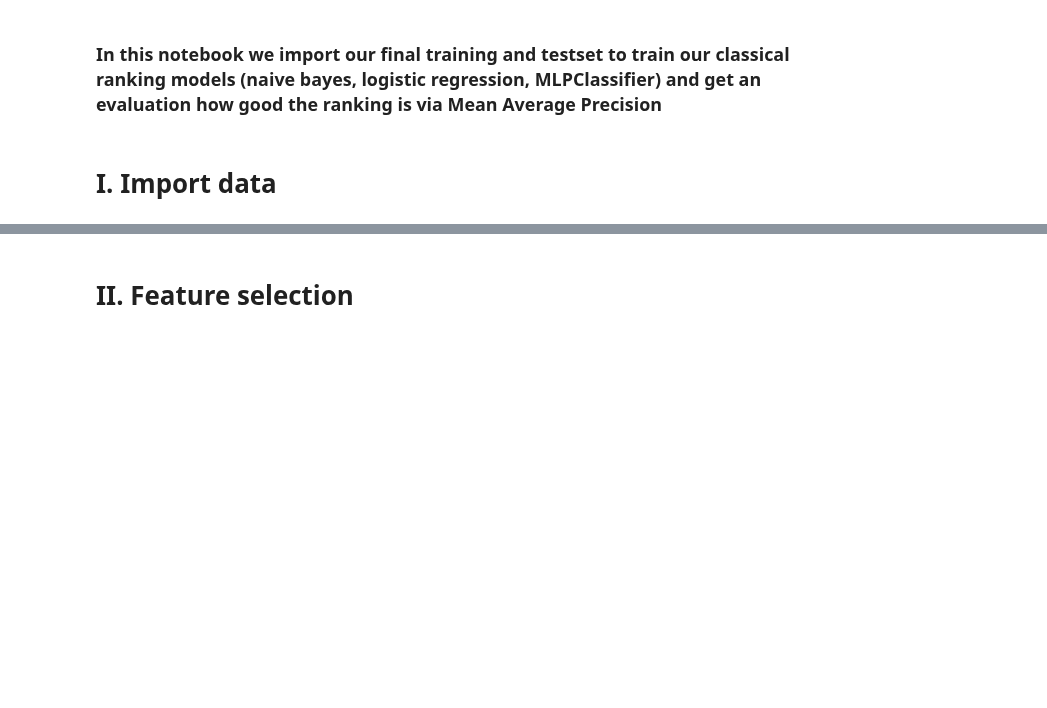
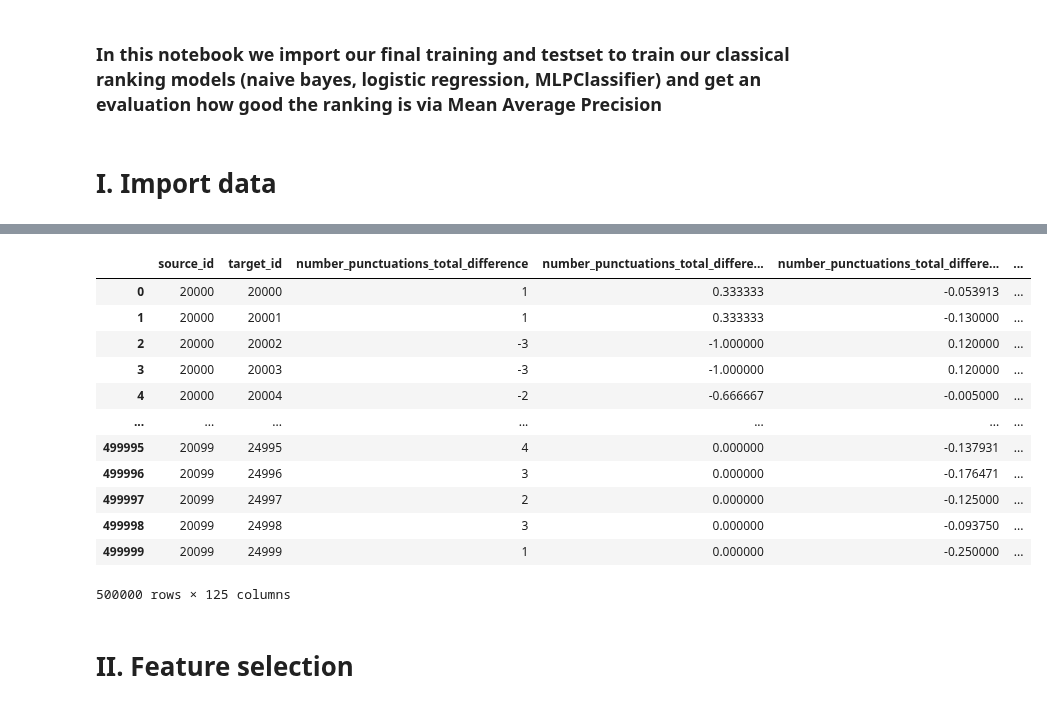
Before and after one commit to J4K08L4N63N84HN/crosslingual-information-retrieval, a Jupyter notebook: notebooks/Modelling.ipynb, the cells around one changed output, grey strips where cells are left out. Saved outputs shown, nothing was run; the diff lists cells and outputs as text; code cells hidden in the pictures; blank space fills up the shorter version.

```diff
--- a/notebooks/Modelling.ipynb
+++ b/notebooks/Modelling.ipynb
@@ -37,3 +23,19 @@ df_train
+# %%
+df_test
+# %% [output]
+|  | source_id | target_id | number_punctuations_total_difference | number_punctuations_total_differe... | number_punctuations_total_differe... | ... |
+| 0 | 20000 | 20000 | 1 | 0.333333 | -0.053913 | ... |
+| 1 | 20000 | 20001 | 1 | 0.333333 | -0.130000 | ... |
+| 2 | 20000 | 20002 | -3 | -1.000000 | 0.120000 | ... |
+| 3 | 20000 | 20003 | -3 | -1.000000 | 0.120000 | ... |
+| 4 | 20000 | 20004 | -2 | -0.666667 | -0.005000 | ... |
+| ... | ... | ... | ... | ... | ... | ... |
+| 499995 | 20099 | 24995 | 4 | 0.000000 | -0.137931 | ... |
+| 499996 | 20099 | 24996 | 3 | 0.000000 | -0.176471 | ... |
+| 499997 | 20099 | 24997 | 2 | 0.000000 | -0.125000 | ... |
+| 499998 | 20099 | 24998 | 3 | 0.000000 | -0.093750 | ... |
+| 499999 | 20099 | 24999 | 1 | 0.000000 | -0.250000 | ... |
+500000 rows × 125 columns
 # %% [markdown]
 # II. Feature selection
 # %% [markdown]
```
Also changed, not shown: parts of 11 cells of this notebook, 2 other files.
